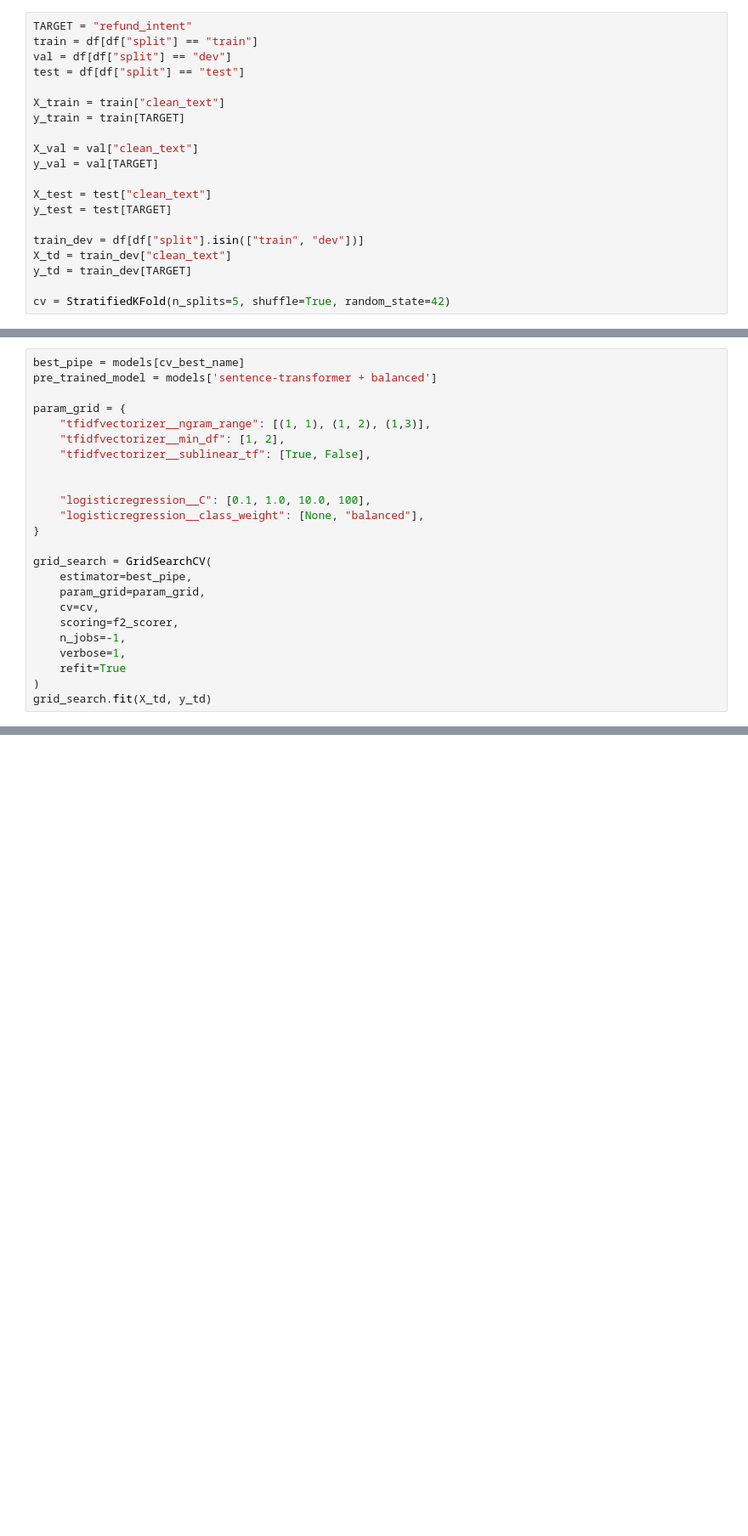
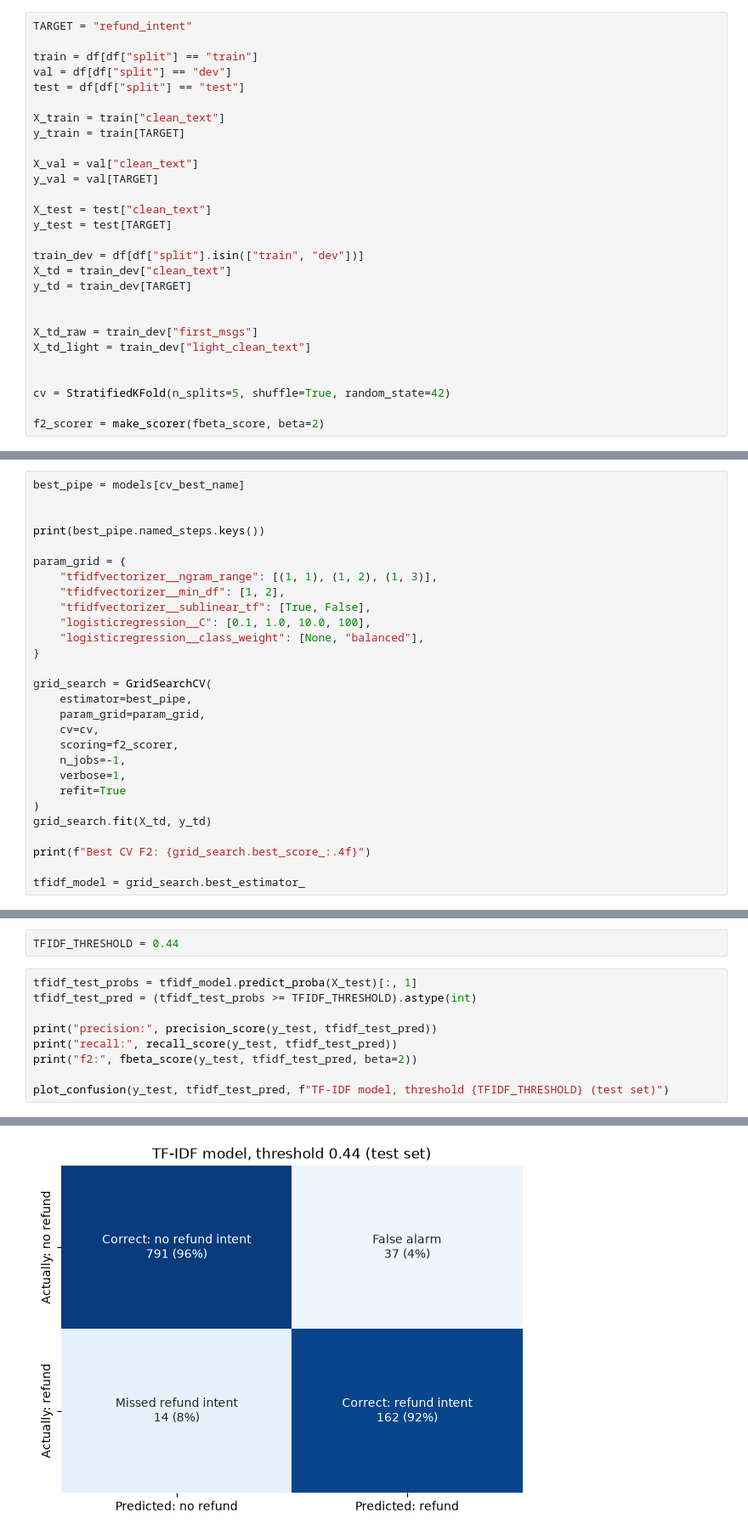
Before and after one commit to MUlbing/ClaimLens, a Jupyter notebook: notebooks/glofinn_notebook.ipynb, the cells around one changed output, grey strips where cells are left out. Shown at 85% size. Saved outputs shown, nothing was run; the diff lists cells and outputs as text; blank space fills up the shorter version.

```diff
--- a/notebooks/glofinn_notebook.ipynb
+++ b/notebooks/glofinn_notebook.ipynb
@@ -88,5 +65,6 @@ df
 # %%
 TARGET = "refund_intent"
+
 train = df[df["split"] == "train"]
 val = df[df["split"] == "dev"]
 test = df[df["split"] == "test"]
@@ -104,5 +82,12 @@ train_dev = df[df["split"].isin(["train", "dev"])]
 X_td = train_dev["clean_text"]
 y_td = train_dev[TARGET]
 
+
+X_td_raw = train_dev["first_msgs"]
+X_td_light = train_dev["light_clean_text"]
+
+
 cv = StratifiedKFold(n_splits=5, shuffle=True, random_state=42)
+
+f2_scorer = make_scorer(fbeta_score, beta=2)
 # %%
@@ -239,13 +232,13 @@ Best model (CV): tfidf + balanced + ngrams
 # %%
 best_pipe = models[cv_best_name]
-pre_trained_model = models['sentence-transformer + balanced']
+
+
+print(best_pipe.named_steps.keys())
 
 param_grid = {
-    "tfidfvectorizer__ngram_range": [(1, 1), (1, 2), (1,3)],
+    "tfidfvectorizer__ngram_range": [(1, 1), (1, 2), (1, 3)],
     "tfidfvectorizer__min_df": [1, 2],
     "tfidfvectorizer__sublinear_tf": [True, False],
-
-
     "logisticregression__C": [0.1, 1.0, 10.0, 100],
     "logisticregression__class_weight": [None, "balanced"],
 }
@@ -260,4 +253,8 @@ grid_search = GridSearchCV(
     refit=True
 )
 grid_search.fit(X_td, y_td)
+
+print(f"Best CV F2: {grid_search.best_score_:.4f}")
+
+tfidf_model = grid_search.best_estimator_
 # %% [output]
@@ -287,0 +292,12 @@ Pipeline(steps=[('functiontransformer',
+# %%
+TFIDF_THRESHOLD = 0.44
+# %%
+tfidf_test_probs = tfidf_model.predict_proba(X_test)[:, 1]
+tfidf_test_pred = (tfidf_test_probs >= TFIDF_THRESHOLD).astype(int)
+
+print("precision:", precision_score(y_test, tfidf_test_pred))
+print("recall:", recall_score(y_test, tfidf_test_pred))
+print("f2:", fbeta_score(y_test, tfidf_test_pred, beta=2))
+
+plot_confusion(y_test, tfidf_test_pred, f"TF-IDF model, threshold {TFIDF_THRESHOLD} (test set)")
+# %% [output]
@@ -287,0 +307 @@ Pipeline(steps=[('functiontransformer',
+[figure, added]
```
Also changed, not shown: parts of 37 cells of this notebook, 3 other files.
